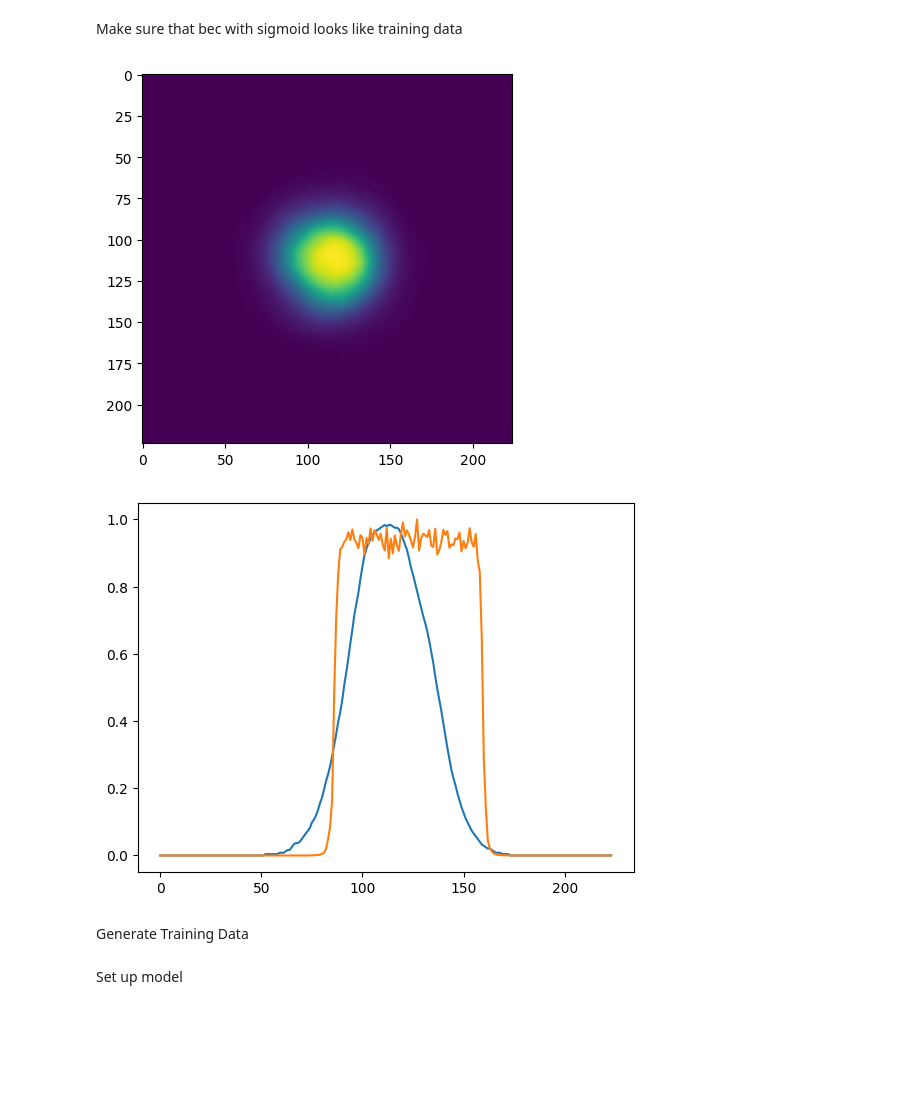
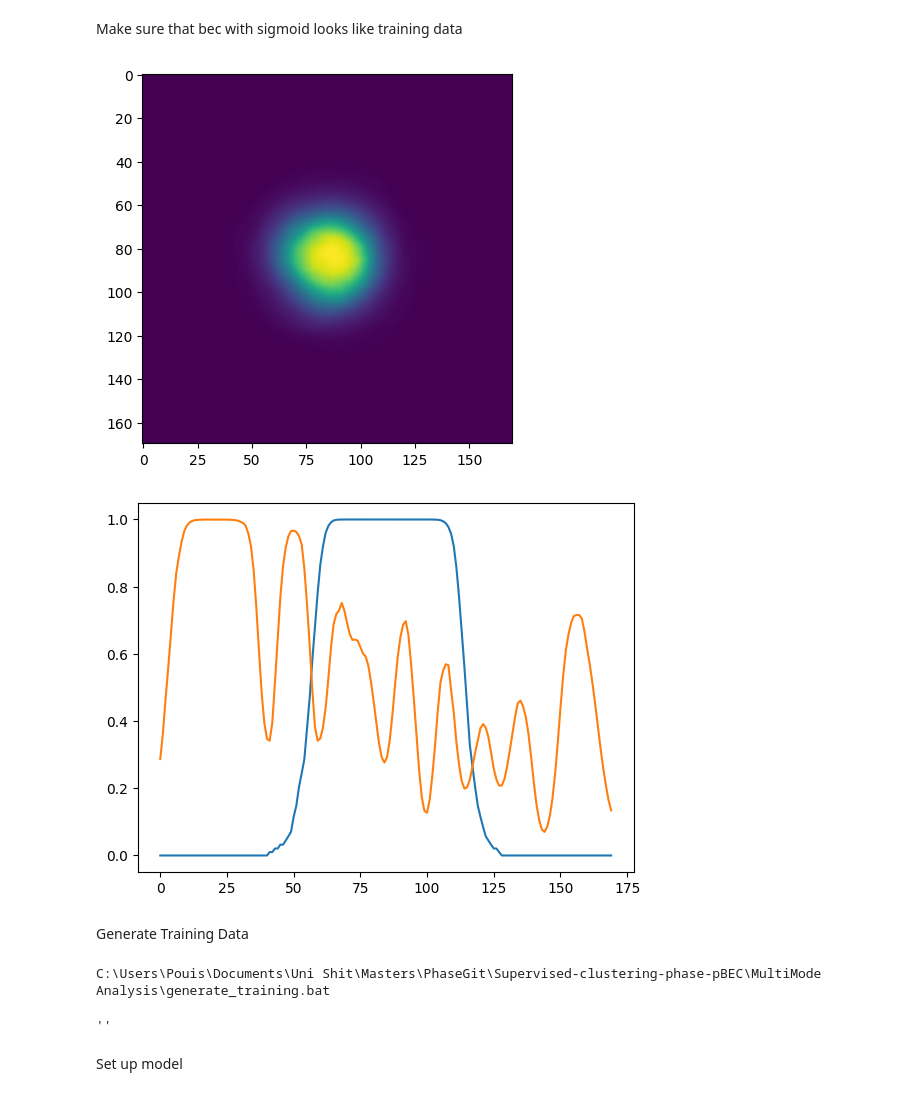
Before and after one commit to phbecimperial/Supervised-clustering-phase-pBEC, a Jupyter notebook: MultiMode Analysis/Training_notebook.ipynb, the cells around one changed output. Cells and saved outputs as stored; diff of their text form; code cells hidden in the pictures; blank space fills up the shorter version.

Commit message:
Updates to training notebook and

```diff
--- a/MultiMode Analysis/Training_notebook.ipynb
+++ b/MultiMode Analysis/Training_notebook.ipynb
@@ -22,9 +22,17 @@ from torch.cuda.amp import autocast, GradScaler
 Customize Training data
 # %%
 mode_params = [
-    {'mode': [0,0], 'LG': False, 'angle': 0, 'diameter': [180*um, 220*um]},
-    {'mode': [0,3], 'LG': False, 'angle': 145, 'diameter': [150*um, 250*um]},
-    {'mode': [0,5], 'LG': False, 'angle': 145, 'diameter': [150*um, 250*um]},
+    {'mode': [0,0], 'LG': False, 'angle': 0, 'diameter': [170*um, 220*um]},
+    {'mode': [0,1], 'LG': False, 'angle': 90, 'diameter': [180*um, 250*um]},
+    {'mode': [0,2], 'LG': False, 'angle': 90, 'diameter': [180*um, 250*um]},
+    {'mode': [0,3], 'LG': False, 'angle': 90, 'diameter': [180*um, 250*um]},
+    {'mode': [0,4], 'LG': False, 'angle': 90, 'diameter': [180*um, 250*um]},
+    {'mode': [0,5], 'LG': False, 'angle': 90, 'diameter': [180*um, 250*um]},
+    {'mode': [0,6], 'LG': False, 'angle': 90, 'diameter': [180*um, 250*um]},
+    {'mode': [0,7], 'LG': False, 'angle': 90, 'diameter': [180*um, 250*um]},
+    {'mode': [0,8], 'LG': False, 'angle': 90, 'diameter': [180*um, 250*um]},
+    {'mode': [0,9], 'LG': False, 'angle': 90, 'diameter': [180*um, 250*um]},
+
     # {'mode': [0,6], 'LG': True, 'angle': 70+90, 'diameter': [150*um, 150*um]},
     # {'mode': [0,9], 'LG': False, 'angle': 70+90, 'diameter': False}
 ]
@@ -32,7 +40,7 @@ mode_params = [
 # For models for confidence of each mode use modes.mode_func
 # For model for bec or multi mode use modes.bec_multi
 test_ims = generate_training.generate_data(
-    10, 2500*um, 500, mode_params, [200*um, 200*um],
+    10, 2500*um, 300, mode_params, [200*um, 200*um],
     fringe_size = [0.3,0.6], save=False, mult_las_split=0.5,
-    mode_func=modes.bec_multi, sigm = [0.01, 0.1])
+    mode_func=modes.bec_multi, sigm = [0.05,0.05])
 # %%
@@ -59,37 +68,69 @@ Make sure that bec with sigmoid looks like training data
 # %%
 import cv2
 import numpy as np
 from scipy.ndimage import zoom
 bec_im = cv2.imread(r"C:\Users\Pouis\OneDrive - Imperial College London\PBEC\Data\Cropped_Images\22_07_disp_1_crop\Croppbec_20240801_213649_4.0_0.06916934232619047_942.746337890625_-2.0_.png", 0)
-bec_im = zoom(bec_im, len(test_ims[-3][0])/np.array(bec_im.shape))
+bec_im = zoom(bec_im, len(test_ims[1][0])/np.array(bec_im.shape))
 plt.imshow(bec_im)
 plt.show()
 bec_im = generate_training.quick_norm(bec_im)
 
-# bec_im = generate_training.sigmoid(bec_im, 0.05, 0.1)
+bec_im = generate_training.sigmoid(bec_im, 0.05, 0.1)
 bec_im = generate_training.quick_norm(bec_im)
 
-plt.plot(bec_im[:,122])
+plt.plot(bec_im[:,85])
 img = generate_training.quick_norm(test_ims[0][0])
 # img = generate_training.sigmoid(img, 0.05, 0.1)
 img = generate_training.quick_norm(img)
 max_arg = np.unravel_index(img.argmax(),img.shape)
 plt.plot(img[max_arg[0]])
 plt.show()
 # %% [output]
-[figure, old version]
+[figure, new version]
-[figure, old version]
+[figure, new version]
 # %% [markdown]
 Generate Training Data
 # %%
+import subprocess
+from subprocess import PIPE
+import dill
+import socket
+
+
+save_dir = ''
+bat_file = ''
+# if socket.gethostname() == 'LOUIS_PC':
+save_dir = r'C:\Users\Pouis\Documents\Uni Shit\Masters\Training Images'
+bat_file = r'C:\Users\Pouis\Documents\Uni Shit\Masters\PhaseGit\Supervised-clustering-phase-pBEC\MultiMode Analysis\generate_training.bat'
+num_threads = 15
+
 save = True
-save_dir = r'C:\Users\Pouis\Documents\Uni Shit\Masters\Training Images'
-num_threads = 14
-ims = generate_training.generate_data_multithreaded(
-    num_threads, 10000 // num_threads, 2500*um,
-    500, mode_params, [160*um, 210*um],
-    fringe_size=[0.5, 0.8], save=save,
-    mult_las_split=0, save_dir=save_dir, mode_func = modes.bec_multi, sigm = [0.01, 0.1])
+num_ims = 30000
+
+# ims = generate_training.generate_data_multithreaded(
+#     num_threads, 128 // num_threads, 2500*um,
+#     500, mode_params, [160*um, 210*um],
+#     fringe_size=[0.5, 0.8], save=save,
+#     mult_las_split=0, save_dir=save_dir, mode_func = modes.bec_multi, sigm = [0.03, 0.2])
+print(bat_file)
+args = {
+    'num_threads': num_threads, 'num': num_ims // num_threads, 'size': 2500*um, 'dim': 450, 'modes': mode_params,
+    'w0': [160*um, 210*um], 'fringe_size': [], 'save': save, 'mult_las_split': 0.5, 'save_dir': save_dir, 'mode_func': modes.bec_multi,
+    'sigm': [0.1, 0.1]
+}
+with open('training_params.dill', 'wb') as f:
+    dill.dump(args, f)
+# %% [output]
+C:\Users\Pouis\Documents\Uni Shit\Masters\PhaseGit\Supervised-clustering-phase-pBEC\MultiMode Analysis\generate_training.bat
+# %%
+from os import remove
+if save:
+    for f in glob(save_dir + r'\*'):
+        remove(f)
+subprocess.run([bat_file], shell=True, creationflags=subprocess.CREATE_NEW_CONSOLE, stdin=PIPE, stderr=PIPE, stdout=PIPE)
+input('Press Enter when done')
+# %% [output]
+''
 # %% [markdown]
 Set up model
 # %%
```
Also changed, not shown: parts of 5 cells of this notebook, 8 other files.
